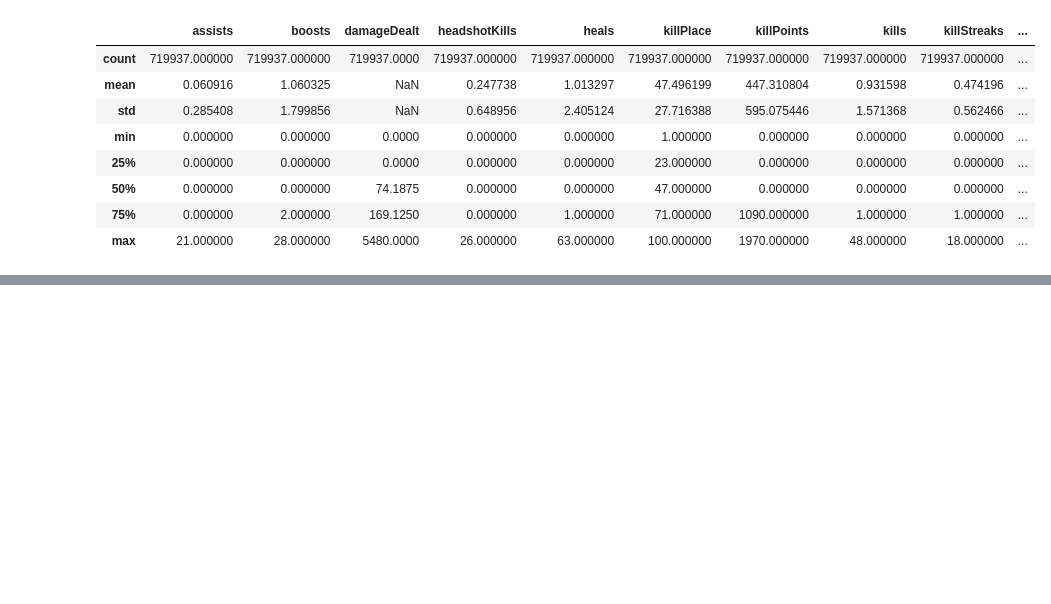
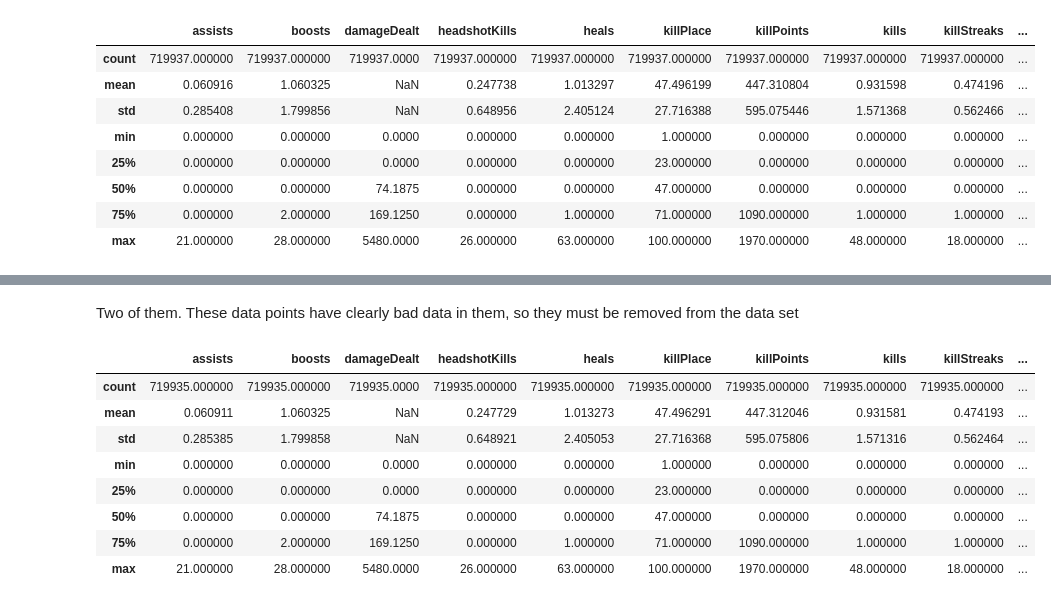
Before and after one commit to davidbuehler07/Capstone-Project-1, a Jupyter notebook: Capstone Project 1 - Data Wrangling.ipynb, the cells around one changed output, grey strips where cells are left out. Saved outputs shown, nothing was run; the diff lists cells and outputs as text; code cells hidden in the pictures; blank space fills up the shorter version.

```diff
--- a/Capstone Project 1 - Data Wrangling.ipynb
+++ b/Capstone Project 1 - Data Wrangling.ipynb
@@ -189,7 +197,7 @@ solos_df[(solos_df['matchDuration'] <= three_down) | (solos_df['matchDuration']
 | 720330 | b444f8c7af62b5 | 0 | 0 | 41.93750 | 0 | 0 | 48 | 0 | 1 | ... |
 438 rows × 21 columns
 # %%
-solos_df = solos_df.drop(solos_df[(solos_df['matchDuration'] <= three_down) | (solos_df['matchDuration'] >= three_up)].index)
+solos_df = solos_df.drop(solos_df[(solos_df['matchDuration'] <= three_down)].index)
 solos_df.head()
 # %% [output]
 |  | Id | assists | boosts | damageDealt | headshotKills | heals | killPlace | killPoints | kills | ... |
@@ -214,2 +231,17 @@ solos_df.describe()
+# %% [markdown]
+Two of them. These data points have clearly bad data in them, so they must be removed from the data set
+# %%
+solos_df = solos_df.drop(solos_df[solos_df['teamKills'] == 2].index)
+solos_df.describe()
+# %% [output]
+|  | assists | boosts | damageDealt | headshotKills | heals | killPlace | killPoints | kills | killStreaks | ... |
+| count | 719935.000000 | 719935.000000 | 719935.0000 | 719935.000000 | 719935.000000 | 719935.000000 | 719935.000000 | 719935.000000 | 719935.000000 | ... |
+| mean | 0.060911 | 1.060325 | NaN | 0.247729 | 1.013273 | 47.496291 | 447.312046 | 0.931581 | 0.474193 | ... |
+| std | 0.285385 | 1.799858 | NaN | 0.648921 | 2.405053 | 27.716368 | 595.075806 | 1.571316 | 0.562464 | ... |
+| min | 0.000000 | 0.000000 | 0.0000 | 0.000000 | 0.000000 | 1.000000 | 0.000000 | 0.000000 | 0.000000 | ... |
+| 25% | 0.000000 | 0.000000 | 0.0000 | 0.000000 | 0.000000 | 23.000000 | 0.000000 | 0.000000 | 0.000000 | ... |
+| 50% | 0.000000 | 0.000000 | 74.1875 | 0.000000 | 0.000000 | 47.000000 | 0.000000 | 0.000000 | 0.000000 | ... |
+| 75% | 0.000000 | 2.000000 | 169.1250 | 0.000000 | 1.000000 | 71.000000 | 1090.000000 | 1.000000 | 1.000000 | ... |
+| max | 21.000000 | 28.000000 | 5480.0000 | 26.000000 | 63.000000 | 100.000000 | 1970.000000 | 48.000000 | 18.000000 | ... |
 # %%
 solos_df = solos_df.reset_index().drop('index', axis=1)
```
Also changed, not shown: parts of 8 cells of this notebook.
